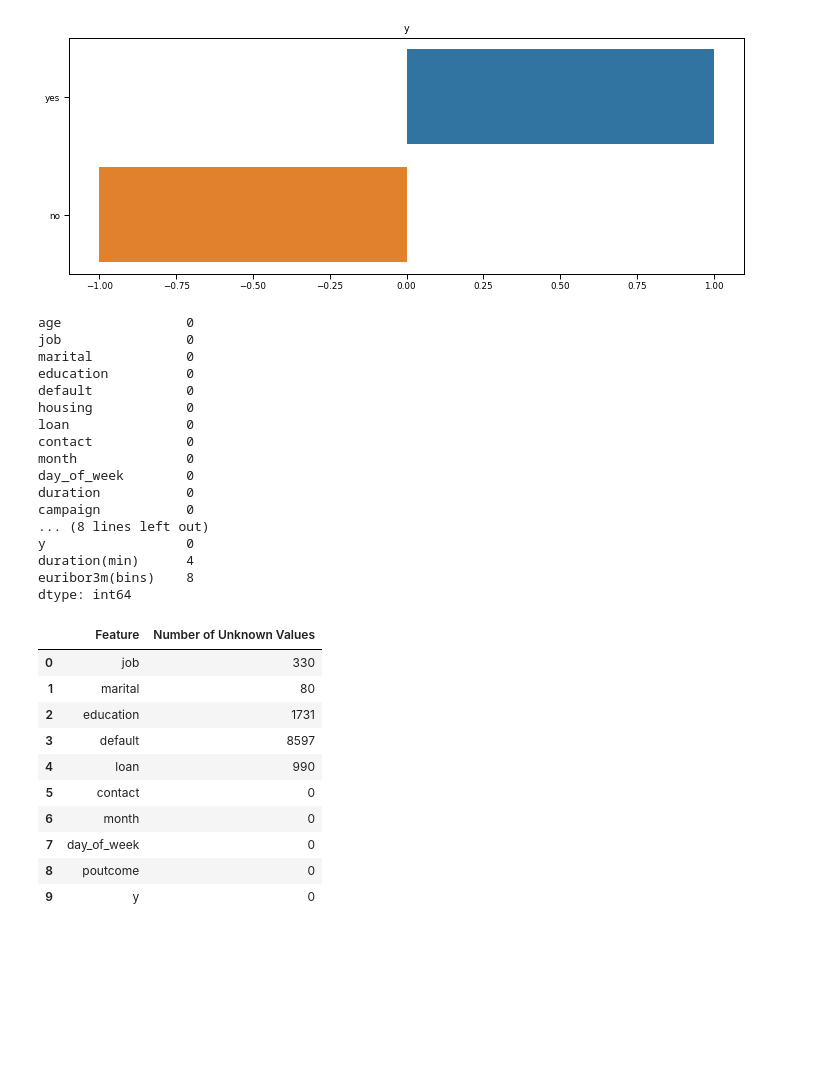
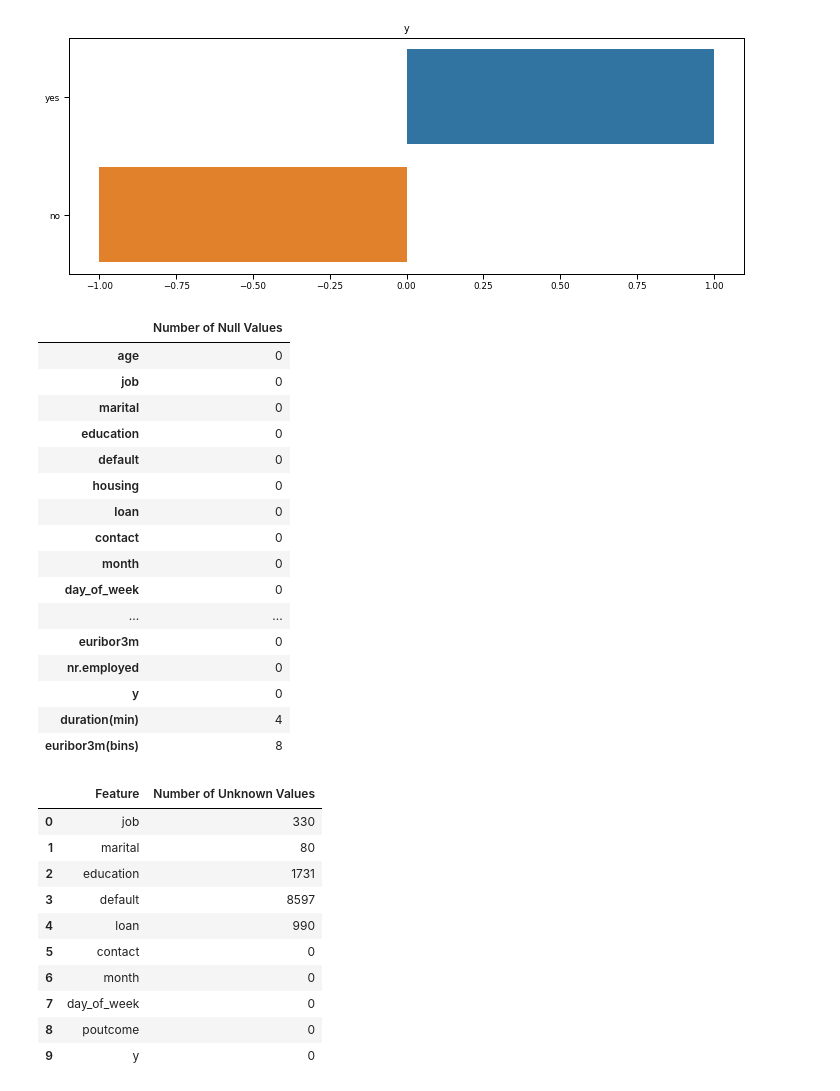
Before and after one commit to kavehamini/Bank_Marketing, a Jupyter notebook: Bank_Marketing.ipynb, the cells around one changed output. Drawn from its saved outputs; the diff is of its cells as text; code cells hidden in the pictures; blank space fills up the shorter version.

```diff
--- a/Bank_Marketing.ipynb
+++ b/Bank_Marketing.ipynb
@@ -219,25 +219,25 @@ for col in categorcial_variables:
 [figure]
 # %%
 #Determining the number of missing values in the dataframe
-df.isnull().sum()
+pd.DataFrame(df.isnull().sum(), columns=['Number of Null Values'])
 # %% [output]
-age                0
-job                0
-marital            0
-education          0
-default            0
-housing            0
-loan               0
-contact            0
-month              0
-day_of_week        0
-duration           0
-campaign           0
-... (8 lines left out)
-y                  0
-duration(min)      4
-euribor3m(bins)    8
-dtype: int64
+|  | Number of Null Values |
+| age | 0 |
+| job | 0 |
+| marital | 0 |
+| education | 0 |
+| default | 0 |
+| housing | 0 |
+| loan | 0 |
+| contact | 0 |
+| month | 0 |
+| day_of_week | 0 |
+| ... | ... |
+| euribor3m | 0 |
+| nr.employed | 0 |
+| y | 0 |
+| duration(min) | 4 |
+| euribor3m(bins) | 8 |
 # %%
 #Determining the number of unknown values in
 categorcial_variables = ['job', 'marital', 'education', 'default', 'loan', 'contact', 'month', 'day_of_week',
```
